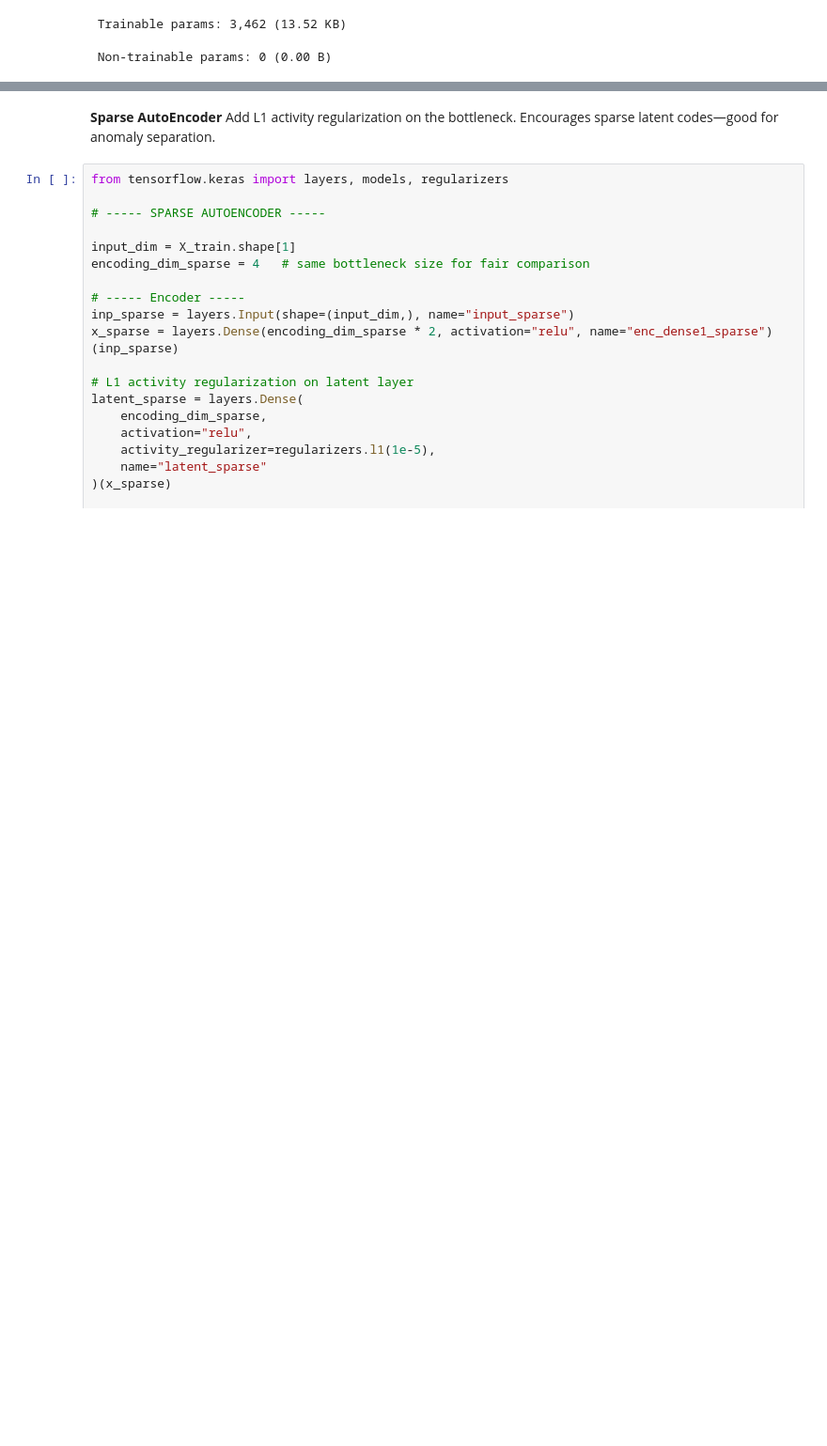
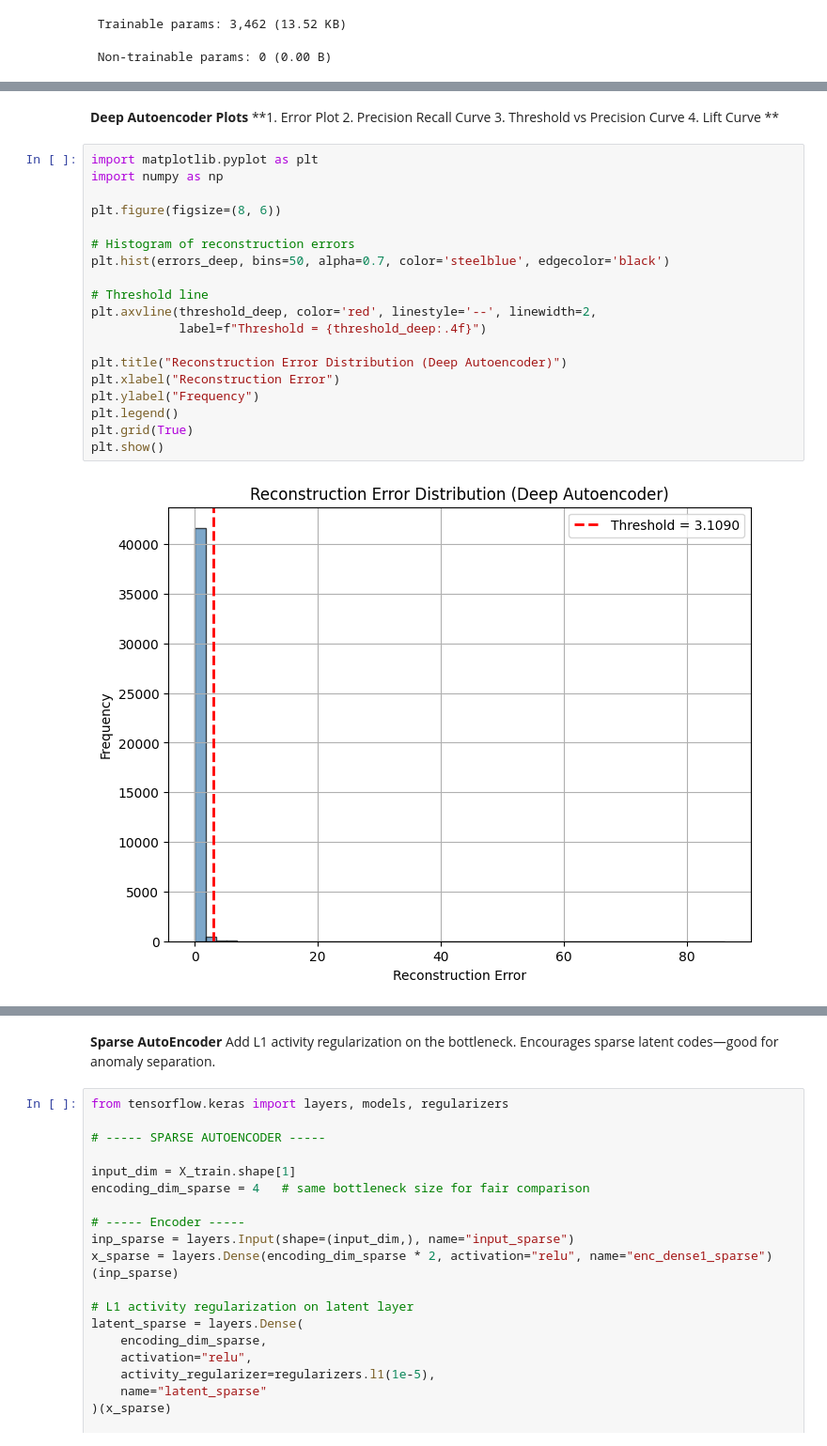
Before and after one commit to kanny789/ddo-data-dev, a Jupyter notebook: AutoEndoder_CC_Anomaly_Detection_Clean.ipynb, the cells around one changed output, grey strips where cells are left out. Shown at 94% size. Saved outputs shown, nothing was run; the diff lists cells and outputs as text; blank space fills up the shorter version.

```diff
--- a/AutoEndoder_CC_Anomaly_Detection_Clean.ipynb
+++ b/AutoEndoder_CC_Anomaly_Detection_Clean.ipynb
@@ -538,0 +539,27 @@ F1: 0.3404255319148936
+# %% [markdown]
+**Deep Autoencoder Plots**
+**1. Error Plot
+2. Precision Recall Curve
+3. Threshold vs Precision Curve
+4. Lift Curve **
+# %%
+import matplotlib.pyplot as plt
+import numpy as np
+
+plt.figure(figsize=(8, 6))
+
+# Histogram of reconstruction errors
+plt.hist(errors_deep, bins=50, alpha=0.7, color='steelblue', edgecolor='black')
+
+# Threshold line
+plt.axvline(threshold_deep, color='red', linestyle='--', linewidth=2,
+            label=f"Threshold = {threshold_deep:.4f}")
+
+plt.title("Reconstruction Error Distribution (Deep Autoencoder)")
+plt.xlabel("Reconstruction Error")
+plt.ylabel("Frequency")
+plt.legend()
+plt.grid(True)
+plt.show()
+# %% [output]
+[figure, added]
```
Also changed, not shown: parts of 5 cells of this notebook.
